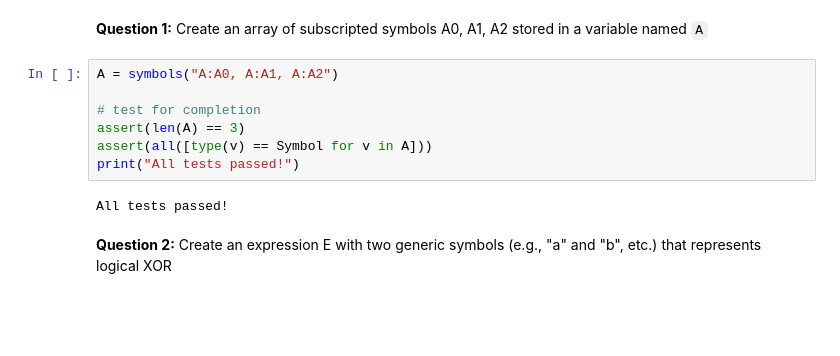
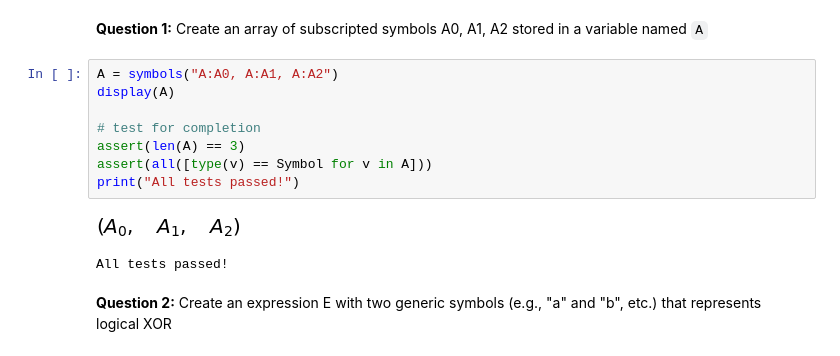
Before and after one commit to ltfschoen/AIND-Constraint_Satisfaction, a Jupyter notebook: Sympy_Intro.ipynb, the cells around one changed output. Drawn from its saved outputs; the diff is of its cells as text; blank space fills up the shorter version.

```diff
--- a/Sympy_Intro.ipynb
+++ b/Sympy_Intro.ipynb
@@ -164,12 +164,14 @@ Complete the following exercises to check your understanding of sympy symbols, e
 **Question 1:** Create an array of subscripted symbols A0, A1, A2 stored in a variable named `A`
 # %%
 A = symbols("A:A0, A:A1, A:A2")
+display(A)
 
 # test for completion
 assert(len(A) == 3)
 assert(all([type(v) == Symbol for v in A]))
 print("All tests passed!")
 # %% [output]
+[figure, added]
 All tests passed!
 # %% [markdown]
 **Question 2:** Create an expression E with two generic symbols (e.g., "a" and "b", etc.) that represents logical XOR
```
Also changed, not shown: parts of 1 cell of this notebook.
